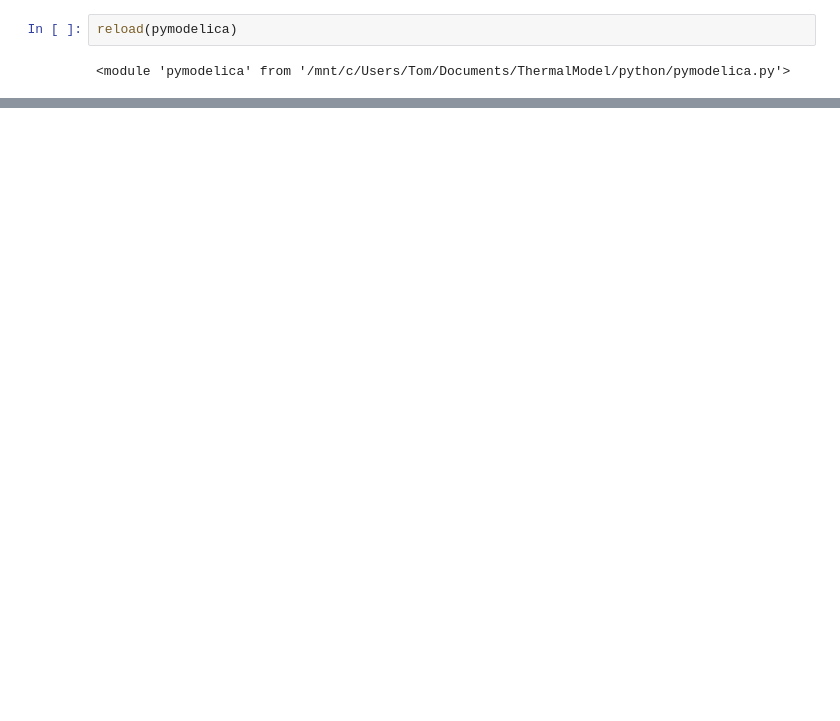
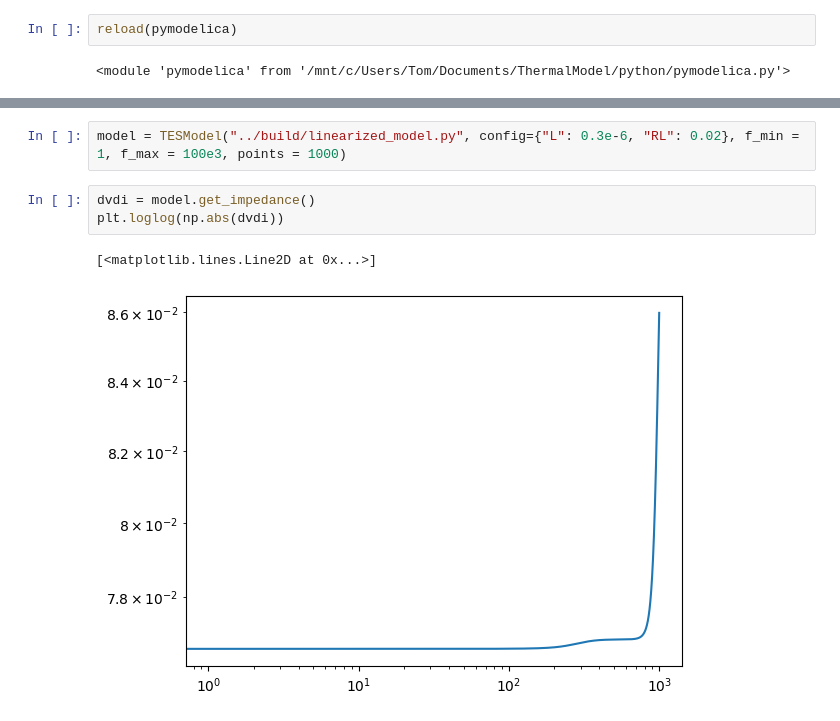
Before and after one commit to EdmondRen/TES_thermal_model, a Jupyter notebook: python/analysis.ipynb, the cells around one changed output, grey strips where cells are left out. Drawn from its saved outputs; the diff is of its cells as text; blank space fills up the shorter version.

```diff
--- a/python/analysis.ipynb
+++ b/python/analysis.ipynb
@@ -100,0 +325,8 @@ plt.plot(time_steps, data['T2'])
+# %%
+model = TESModel("../build/linearized_model.py", config={"L": 0.3e-6, "RL": 0.02}, f_min = 1, f_max = 100e3, points = 1000)
+# %%
+dvdi = model.get_impedance()
+plt.loglog(np.abs(dvdi))
+# %% [output]
+[<matplotlib.lines.Line2D at 0x...>]
+[figure, added]
```
Also changed, not shown: parts of 8 cells of this notebook, 8 other files.
